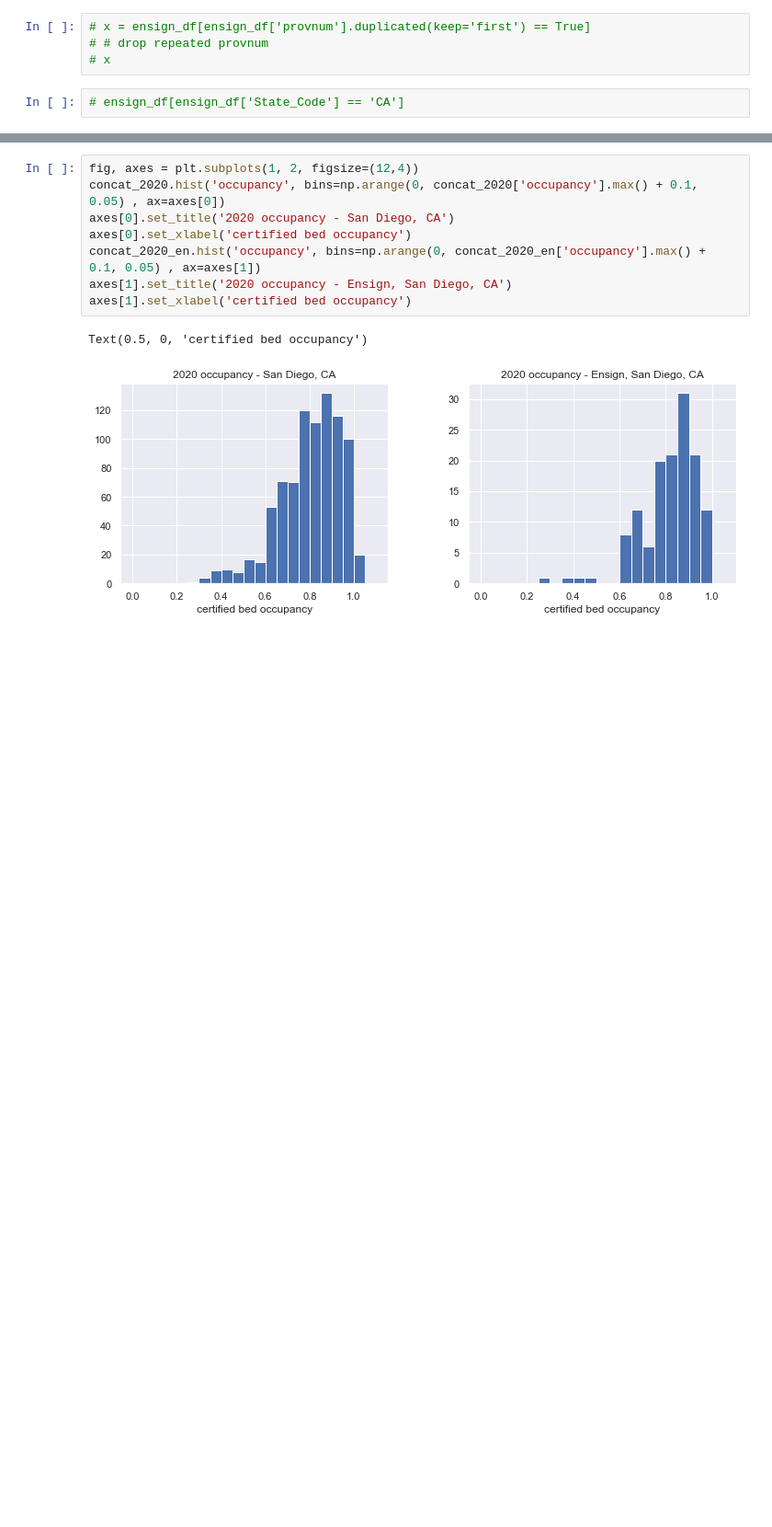
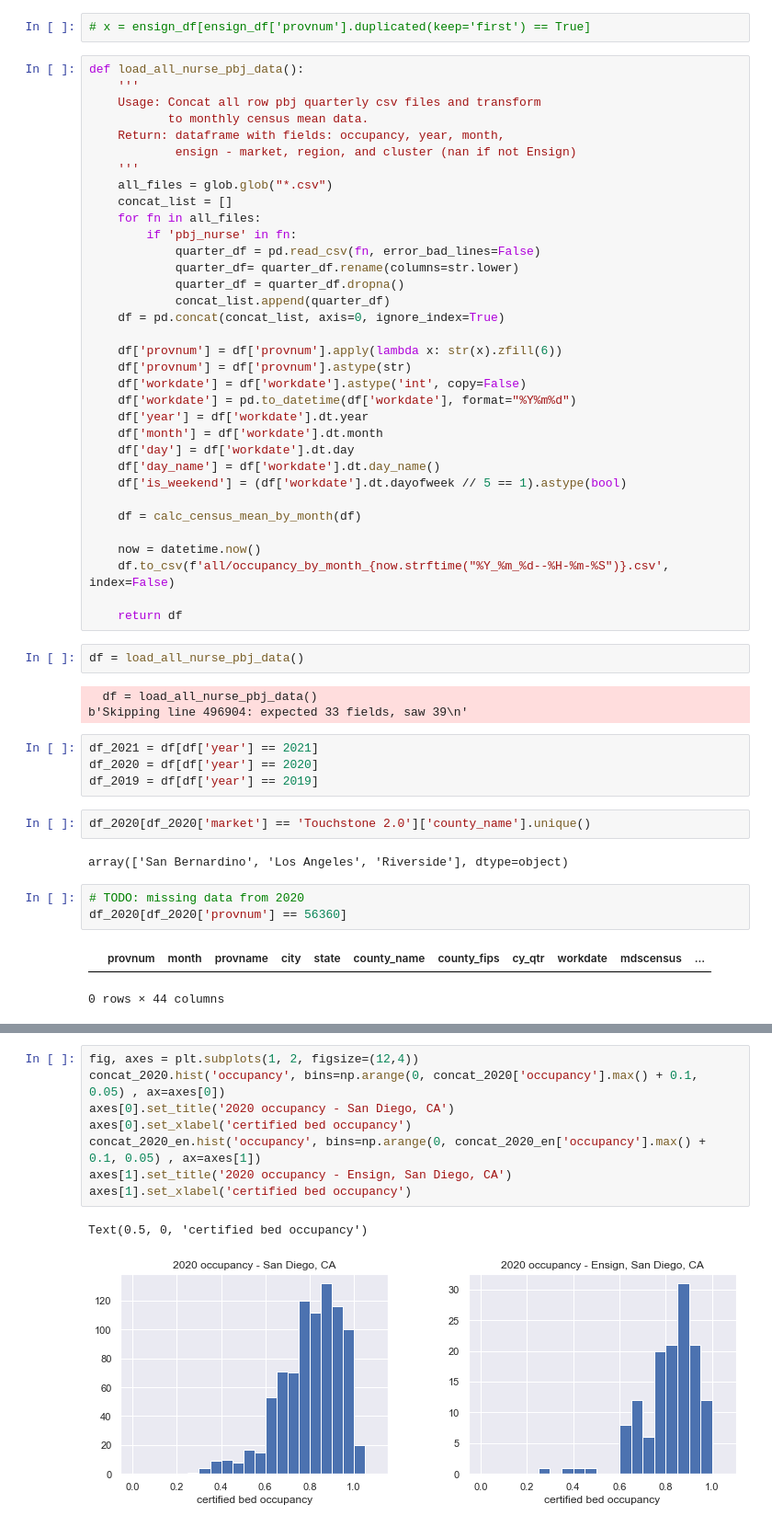
Before and after one commit to elee2021/pbj, a Jupyter notebook: pbj.ipynb, the cells around one changed output, grey strips where cells are left out. Shown: that part at 92% size. Drawn from its saved outputs; the diff is of its cells as text; blank space fills up the shorter version.

```diff
--- a/pbj.ipynb
+++ b/pbj.ipynb
@@ -67,6 +37,55 @@ prov_nums[0]
 # %%
 # x = ensign_df[ensign_df['provnum'].duplicated(keep='first') == True]
-# # drop repeated provnum
-# x
 # %%
-# ensign_df[ensign_df['State_Code'] == 'CA']
+def load_all_nurse_pbj_data():
+    '''
+    Usage: Concat all row pbj quarterly csv files and transform
+           to monthly census mean data.
+    Return: dataframe with fields: occupancy, year, month,
+            ensign - market, region, and cluster (nan if not Ensign)
+    '''
+    all_files = glob.glob("*.csv")
+    concat_list = []
+    for fn in all_files:
+        if 'pbj_nurse' in fn:
+            quarter_df = pd.read_csv(fn, error_bad_lines=False)
+            quarter_df= quarter_df.rename(columns=str.lower)
+            quarter_df = quarter_df.dropna()
+            concat_list.append(quarter_df)
+    df = pd.concat(concat_list, axis=0, ignore_index=True)
+
+    df['provnum'] = df['provnum'].apply(lambda x: str(x).zfill(6))
+    df['provnum'] = df['provnum'].astype(str)
+    df['workdate'] = df['workdate'].astype('int', copy=False)
+    df['workdate'] = pd.to_datetime(df['workdate'], format="%Y%m%d")
+    df['year'] = df['workdate'].dt.year
+    df['month'] = df['workdate'].dt.month
+    df['day'] = df['workdate'].dt.day
+    df['day_name'] = df['workdate'].dt.day_name()
+    df['is_weekend'] = (df['workdate'].dt.dayofweek // 5 == 1).astype(bool)
+
+    df = calc_census_mean_by_month(df)
+
+    now = datetime.now()
+    df.to_csv(f'all/occupancy_by_month_{now.strftime("%Y_%m_%d--%H-%m-%S")}.csv', index=False)
+
+    return df
+# %%
+df = load_all_nurse_pbj_data()
+# %% [output]
+  df = load_all_nurse_pbj_data()
+b'Skipping line 496904: expected 33 fields, saw 39\n'
+# %%
+df_2021 = df[df['year'] == 2021]
+df_2020 = df[df['year'] == 2020]
+df_2019 = df[df['year'] == 2019]
+# %%
+df_2020[df_2020['market'] == 'Touchstone 2.0']['county_name'].unique()
+# %% [output]
+array(['San Bernardino', 'Los Angeles', 'Riverside'], dtype=object)
+# %%
+# TODO: missing data from 2020
+df_2020[df_2020['provnum'] == 56360]
+# %% [output]
+|  | provnum | month | provname | city | state | county_name | county_fips | cy_qtr | workdate | mdscensus | ... |
+0 rows × 44 columns
```
Also changed, not shown: parts of 48 cells of this notebook.
